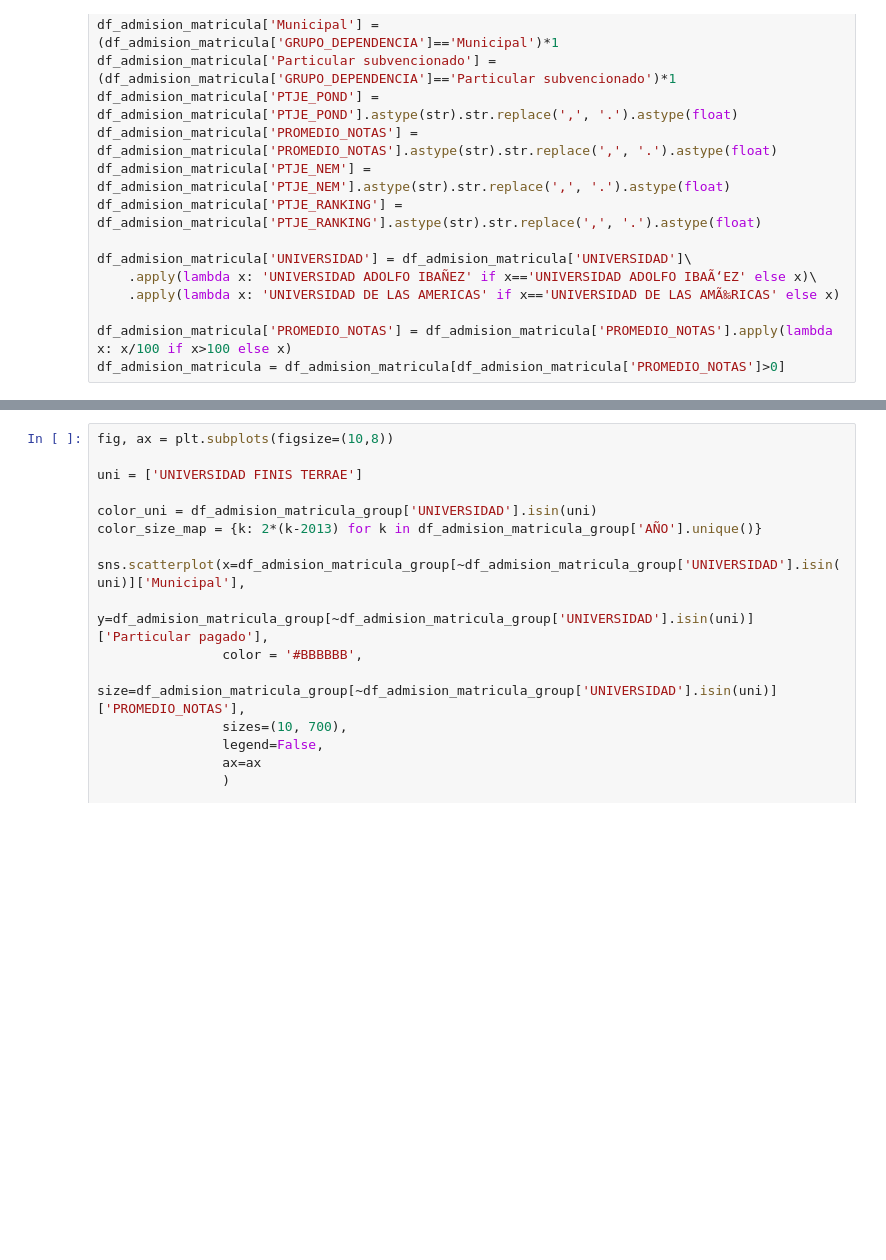
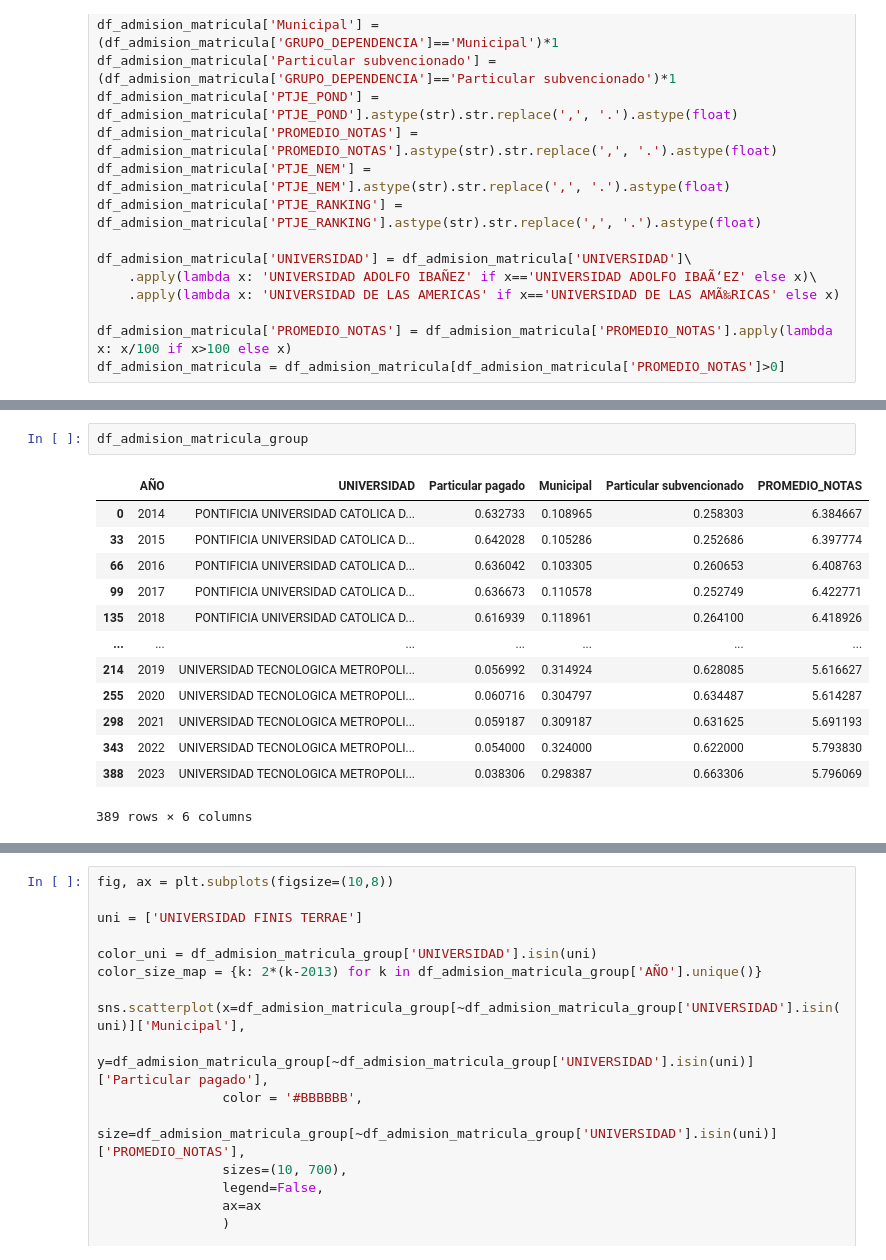
Before and after one commit to desareca/infovis-MDS_UDD, a Jupyter notebook: Tareas/Tarea 3/Tarea 3.ipynb, the cells around one changed output, grey strips where cells are left out. Cells and saved outputs as stored; diff of their text form; blank space fills up the shorter version.

```diff
--- a/Tareas/Tarea 3/Tarea 3.ipynb
+++ b/Tareas/Tarea 3/Tarea 3.ipynb
@@ -237,0 +485,16 @@ plt.show()
+# %%
+df_admision_matricula_group
+# %% [output]
+|  | AÑO | UNIVERSIDAD | Particular pagado | Municipal | Particular subvencionado | PROMEDIO_NOTAS |
+| 0 | 2014 | PONTIFICIA UNIVERSIDAD CATOLICA D... | 0.632733 | 0.108965 | 0.258303 | 6.384667 |
+| 33 | 2015 | PONTIFICIA UNIVERSIDAD CATOLICA D... | 0.642028 | 0.105286 | 0.252686 | 6.397774 |
+| 66 | 2016 | PONTIFICIA UNIVERSIDAD CATOLICA D... | 0.636042 | 0.103305 | 0.260653 | 6.408763 |
+| 99 | 2017 | PONTIFICIA UNIVERSIDAD CATOLICA D... | 0.636673 | 0.110578 | 0.252749 | 6.422771 |
+| 135 | 2018 | PONTIFICIA UNIVERSIDAD CATOLICA D... | 0.616939 | 0.118961 | 0.264100 | 6.418926 |
+| ... | ... | ... | ... | ... | ... | ... |
+| 214 | 2019 | UNIVERSIDAD TECNOLOGICA METROPOLI... | 0.056992 | 0.314924 | 0.628085 | 5.616627 |
+| 255 | 2020 | UNIVERSIDAD TECNOLOGICA METROPOLI... | 0.060716 | 0.304797 | 0.634487 | 5.614287 |
+| 298 | 2021 | UNIVERSIDAD TECNOLOGICA METROPOLI... | 0.059187 | 0.309187 | 0.631625 | 5.691193 |
+| 343 | 2022 | UNIVERSIDAD TECNOLOGICA METROPOLI... | 0.054000 | 0.324000 | 0.622000 | 5.793830 |
+| 388 | 2023 | UNIVERSIDAD TECNOLOGICA METROPOLI... | 0.038306 | 0.298387 | 0.663306 | 5.796069 |
+389 rows × 6 columns
```
Also changed, not shown: parts of 19 cells of this notebook.
